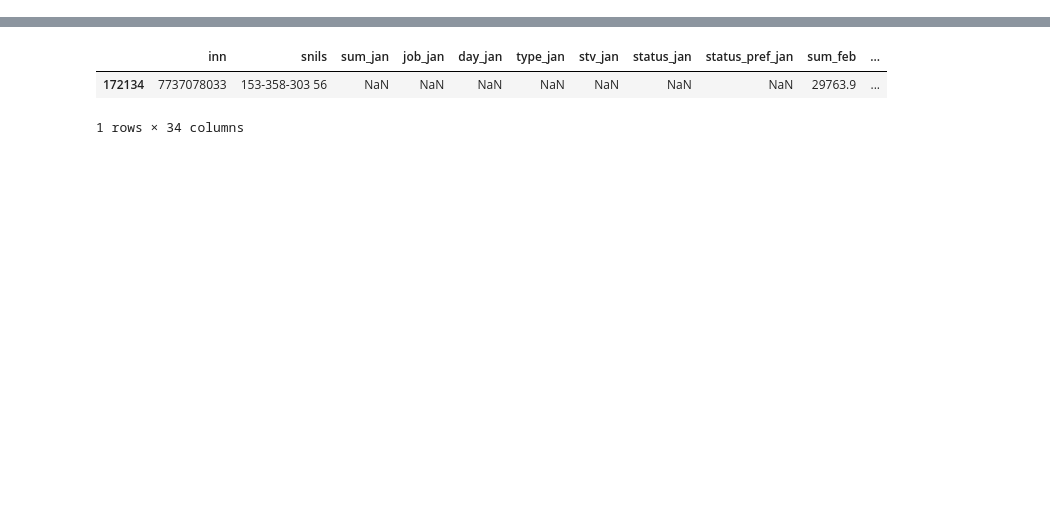
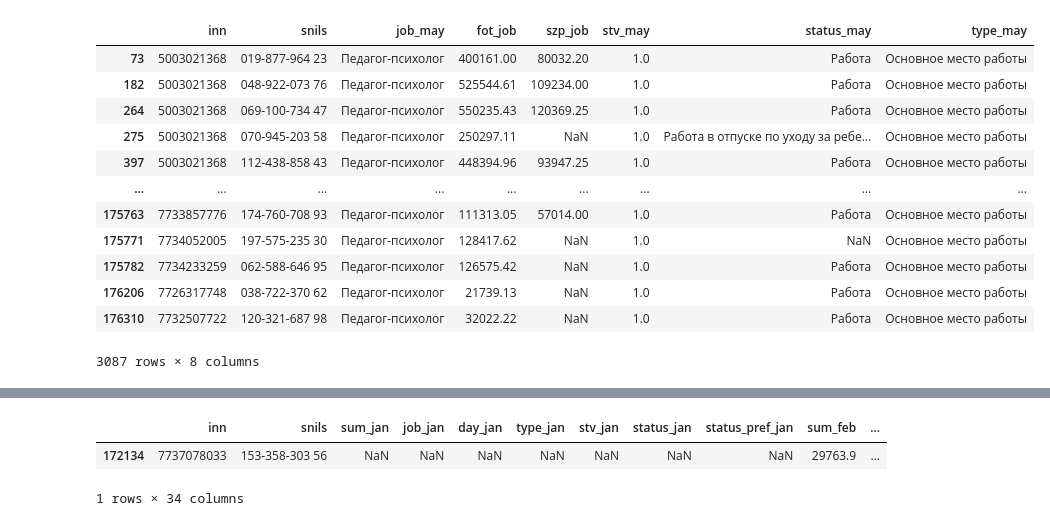
Before and after one commit to Mr-Maxraw/cfo-parser, a Jupyter notebook: counting/one_job_cnt.ipynb, the cells around one changed output, grey strips where cells are left out. Cells and saved outputs as stored; diff of their text form; code cells hidden in the pictures; blank space fills up the shorter version.

```diff
--- a/counting/one_job_cnt.ipynb
+++ b/counting/one_job_cnt.ipynb
@@ -61,0 +102,16 @@ ans = res[['inn', 'fot_job', 'szp_job', 'stv_' + months[-1], 'snils']][res['job_
+# %%
+ans
+# %% [output]
+|  | inn | snils | job_may | fot_job | szp_job | stv_may | status_may | type_may |
+| 73 | 5003021368 | 019-877-964 23 | Педагог-психолог | 400161.00 | 80032.20 | 1.0 | Работа | Основное место работы |
+| 182 | 5003021368 | 048-922-073 76 | Педагог-психолог | 525544.61 | 109234.00 | 1.0 | Работа | Основное место работы |
+| 264 | 5003021368 | 069-100-734 47 | Педагог-психолог | 550235.43 | 120369.25 | 1.0 | Работа | Основное место работы |
+| 275 | 5003021368 | 070-945-203 58 | Педагог-психолог | 250297.11 | NaN | 1.0 | Работа в отпуске по уходу за ребе... | Основное место работы |
+| 397 | 5003021368 | 112-438-858 43 | Педагог-психолог | 448394.96 | 93947.25 | 1.0 | Работа | Основное место работы |
+| ... | ... | ... | ... | ... | ... | ... | ... | ... |
+| 175763 | 7733857776 | 174-760-708 93 | Педагог-психолог | 111313.05 | 57014.00 | 1.0 | Работа | Основное место работы |
+| 175771 | 7734052005 | 197-575-235 30 | Педагог-психолог | 128417.62 | NaN | 1.0 | NaN | Основное место работы |
+| 175782 | 7734233259 | 062-588-646 95 | Педагог-психолог | 126575.42 | NaN | 1.0 | Работа | Основное место работы |
+| 176206 | 7726317748 | 038-722-370 62 | Педагог-психолог | 21739.13 | NaN | 1.0 | Работа | Основное место работы |
+| 176310 | 7732507722 | 120-321-687 98 | Педагог-психолог | 32022.22 | NaN | 1.0 | Работа | Основное место работы |
+3087 rows × 8 columns
```
Also changed, not shown: parts of 12 cells of this notebook.
